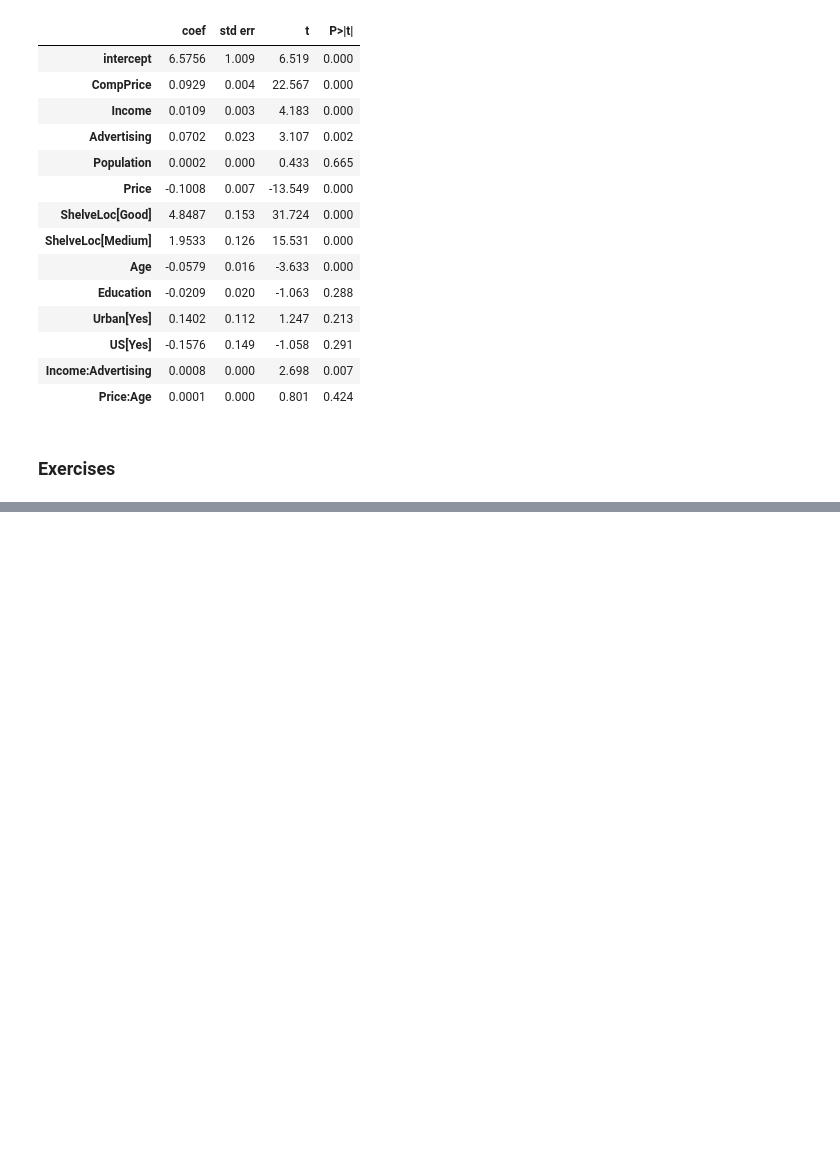
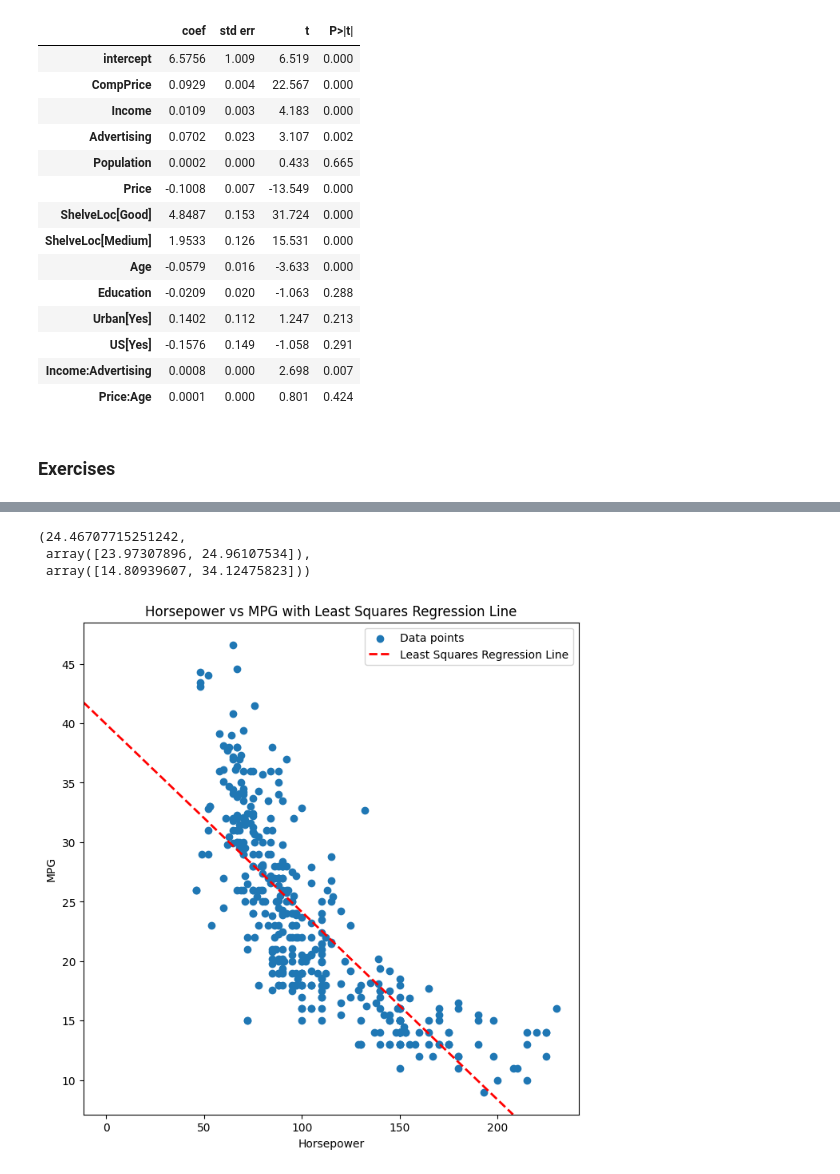
Before and after one commit to neilpaulmartin/isl, a Jupyter notebook: ch3.ipynb, the cells around one changed output, grey strips where cells are left out. Cells and saved outputs as stored; diff of their text form; code cells hidden in the pictures; blank space fills up the shorter version.

```diff
--- a/ch3.ipynb
+++ b/ch3.ipynb
@@ -406,0 +519,33 @@ summarize(model.fit())
+# %%
+new_data = pd.DataFrame({'horsepower': [98]})
+
+new_X = MS(['horsepower']).fit_transform(new_data)
+
+prediction_results = results.get_prediction(new_X)
+
+predicted_mpg = prediction_results.predicted_mean[0]
+
+confidence_interval = prediction_results.conf_int(alpha=0.05)[0]
+
+prediction_interval = prediction_results.conf_int(obs=True, alpha=0.05)[0]
+
+predicted_mpg, confidence_interval, prediction_interval
+# %% [output]
+(24.46707715251242,
+ array([23.97307896, 24.96107534]),
+ array([14.80939607, 34.12475823]))
+# %%
+fig, ax = plt.subplots(figsize=(8, 8))
+
+ax.scatter(auto['horsepower'], auto['mpg'], label='Data points')
+
+ax.axline(xy1=(0, results.params['intercept']), slope=results.params['horsepower'], color='red', linestyle='--', linewidth=2, label='Least Squares Regression Line')
+
+ax.set_xlabel('Horsepower')
+ax.set_ylabel('MPG')
+ax.set_title('Horsepower vs MPG with Least Squares Regression Line')
+ax.legend()
+
+plt.show()
+# %% [output]
+[figure, added]
```
Also changed, not shown: parts of 17 cells of this notebook, 2 other files.
